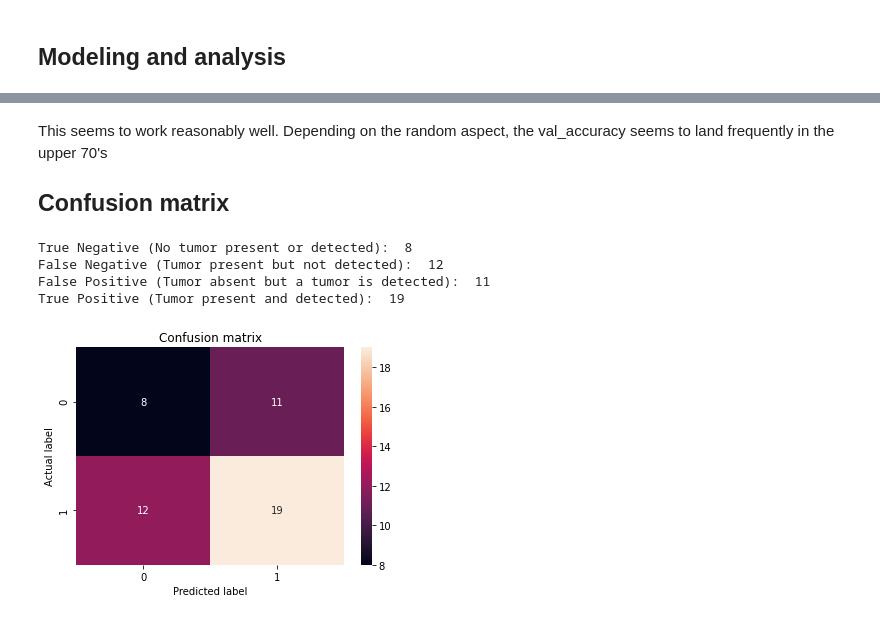
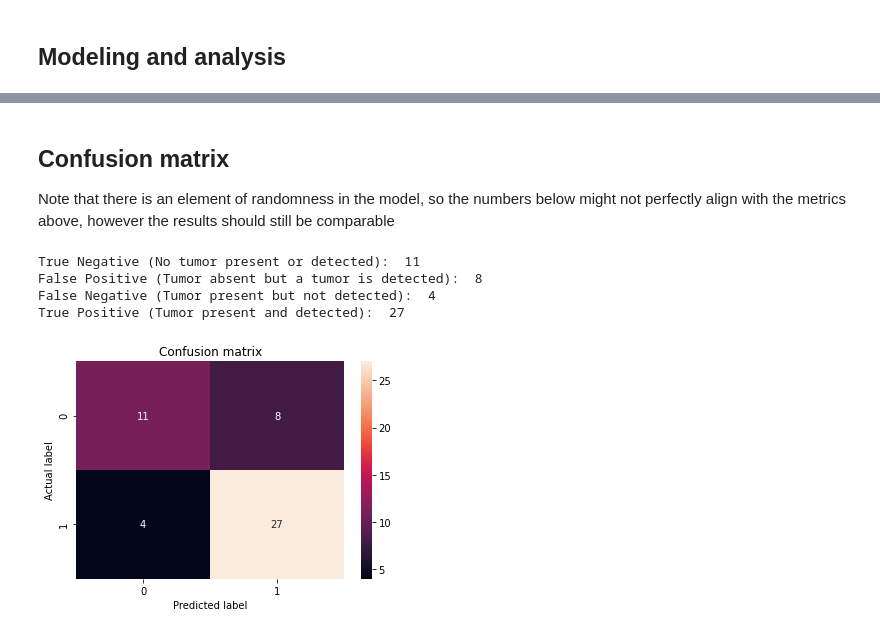
Before and after one commit to robhanusa/Image-Processing, a Jupyter notebook: Tumor_recognition.ipynb, the cells around one changed output, grey strips where cells are left out. Drawn from its saved outputs; the diff is of its cells as text; code cells hidden in the pictures.

```diff
--- a/Tumor_recognition.ipynb
+++ b/Tumor_recognition.ipynb
@@ -18,11 +18,12 @@ from keras.preprocessing.image import ImageDataGenerator
 from matplotlib import pyplot as plt
 import tensorflow as tf
 from tensorflow.keras.models import Sequential
-from tensorflow.keras.layers import Dense, Flatten, Conv2D, MaxPooling2D
+from tensorflow.keras.layers import Dense, Flatten, Conv2D, MaxPooling2D, Dropout
 from tensorflow.keras.optimizers import Adam
 from sklearn.metrics import confusion_matrix
 from sklearn.utils import class_weight
 import seaborn as sns
+import numpy as np
 
 #filepath of images
 filepath = './Tumor_Images/brain_tumor_dataset'
@@ -31,7 +32,7 @@ filepath = './Tumor_Images/brain_tumor_dataset'
 img_height = 224
 img_width = 224
 
-batch_size = 40
+batch_size = 10
 
 seed = 1
 
@@ -112,10 +110,18 @@ model = Sequential([
     Conv2D(filters = 32 , kernel_size = (3,3), activation="relu", input_shape=(img_height,img_width,3)),
     Conv2D(filters = 64 , kernel_size = (3,3), activation="relu"),
     MaxPooling2D(pool_size=(2, 2)),
+    #Dropout(0.25),
+
+   # Conv2D(filters = 32 , kernel_size = (3,3), activation="relu"),
+    #Conv2D(filters = 64 , kernel_size = (3,3), activation="relu"),
+    #MaxPooling2D(pool_size=(2, 2)),
+    #Dropout(0.25),
 
     Flatten(), #reshapes image
     Dense(32, activation = 'relu'),
+    #Dropout(0.5),
     Dense(64, activation = 'relu'),
+    #Dropout(0.5),
     Dense(1, activation = 'sigmoid')
 ])
 
@@ -124,10 +130,10 @@ metrics = [tf.keras.metrics.BinaryAccuracy(name='Accuracy'),
            tf.keras.metrics.Precision(name='Precision'),
            tf.keras.metrics.Recall(name='Recall'),
            tf.keras.metrics.AUC(name='AUC'),
-           tf.keras.metrics.TruePositives(name='TruePositives'),
-           tf.keras.metrics.FalsePositives(name='FalsePositives'),
-           tf.keras.metrics.TrueNegatives(name='TrueNegatives'),
-           tf.keras.metrics.FalseNegatives(name='FalseNegatives')]
+           tf.keras.metrics.TruePositives(name='True_Positives'),
+           tf.keras.metrics.FalsePositives(name='False_Positives'),
+           tf.keras.metrics.TrueNegatives(name='True_Negatives'),
+           tf.keras.metrics.FalseNegatives(name='False_Negatives')]
 
 #compile model.
 model.compile(optimizer = 'adam', loss='binary_crossentropy', metrics=metrics)
@@ -135,7 +141,7 @@ model.compile(optimizer = 'adam', loss='binary_crossentropy', metrics=metrics)
 #fit model
 model.fit(train_generator,
           batch_size=batch_size,
-          epochs=5,
+          epochs=10,
           class_weight=train_class_weight,
           validation_data = validation_generator,
           verbose=2);
@@ -163,25 +186,31 @@ Epoch 10/10
 # %% [markdown]
-This seems to work reasonably well. Depending on the random aspect, the val_accuracy seems to land frequently in the upper 70's
-
 ## Confusion matrix
+Note that there is an element of randomness in the model, so the numbers below might not perfectly align with the metrics above, however the results should still be comparable
-# %%
-labels_pred = model.predict(validation_generator)
-labels = validation_generator.labels
-
-
-cm = confusion_matrix(labels, labels_pred > 0.5)
-sns.heatmap(cm, annot=True, fmt='d')
-plt.title('Confusion matrix')
-plt.ylabel('Actual label')
-plt.xlabel('Predicted label')
-
-print('True Negative (No tumor present or detected): ', cm[0][0])
-print('False Negative (Tumor present but not detected): ', cm[1][0])
-print('False Positive (Tumor absent but a tumor is detected): ', cm[0][1])
-print('True Positive (Tumor present and detected): ', cm[1][1])
-# %% [output]
-True Negative (No tumor present or detected):  8
-False Negative (Tumor present but not detected):  12
-False Positive (Tumor absent but a tumor is detected):  11
-True Positive (Tumor present and detected):  19
-[figure, removed]
+# %%
+pred_labels = []
+true_labels = []
+for i in range(len(validation_generator)):
+    x,y = validation_generator[i]
+    z = model.predict(x)
+    for j in range(x.shape[0]):
+        pred_labels.append(z[j][0])
+        true_labels.append(y[j])
+
+pred_labels = np.reshape(pred_labels, (len(true_labels),1))
+
+cm = confusion_matrix(true_labels, pred_labels > 0.5)
+sns.heatmap(cm, annot=True, fmt='d')
+plt.title('Confusion matrix')
+plt.ylabel('Actual label')
+plt.xlabel('Predicted label')
+
+print('True Negative (No tumor present or detected): ', cm[0][0])
+print('False Positive (Tumor absent but a tumor is detected): ', cm[0][1])
+print('False Negative (Tumor present but not detected): ', cm[1][0])
+print('True Positive (Tumor present and detected): ', cm[1][1])
+# %% [output]
+True Negative (No tumor present or detected):  11
+False Positive (Tumor absent but a tumor is detected):  8
+False Negative (Tumor present but not detected):  4
+True Positive (Tumor present and detected):  27
+[figure, added]
```
Also changed, not shown: parts of 5 cells of this notebook.
